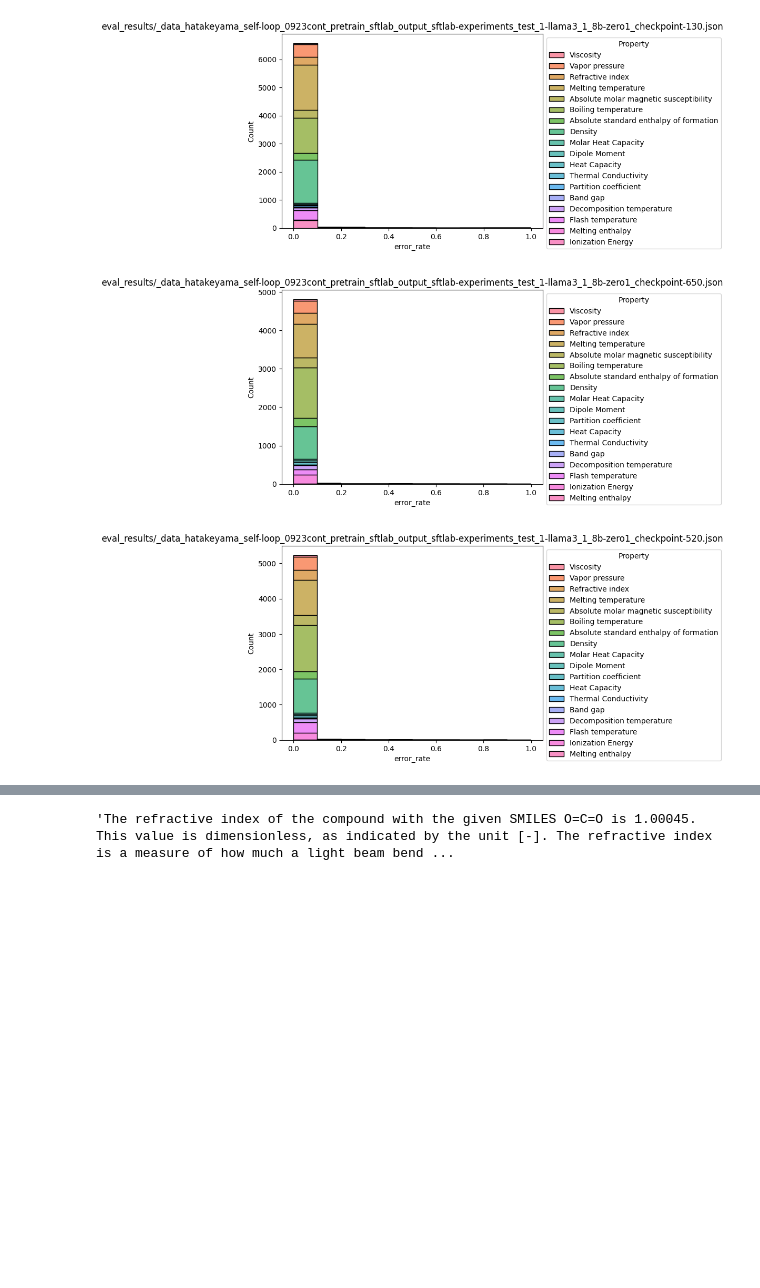
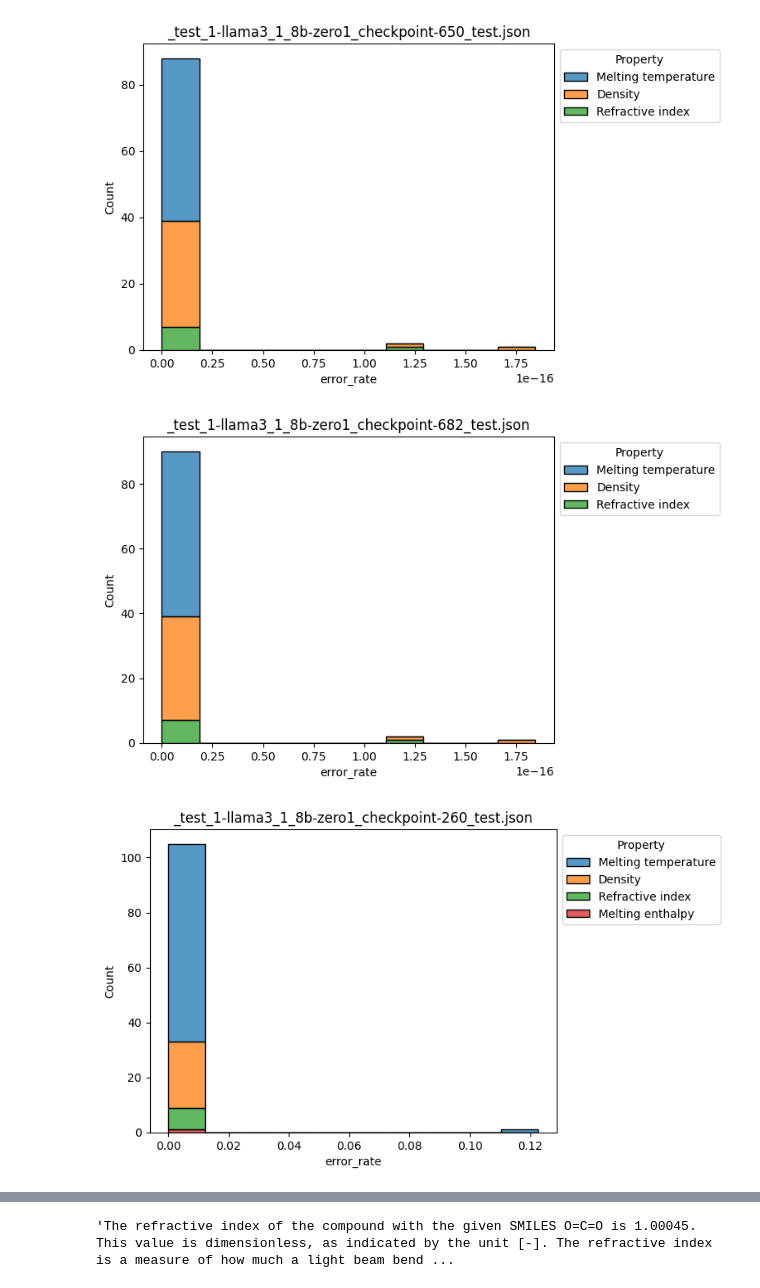
Before and after one commit to KanHatakeyama/self-chem-learn-llm, a Jupyter notebook: 0923cont_pretrain/analyze_evaluation.ipynb, the cells around one changed output, grey strips where cells are left out. Drawn from its saved outputs; the diff is of its cells as text; code cells hidden in the pictures; blank space fills up the shorter version.

```diff
--- a/0923cont_pretrain/analyze_evaluation.ipynb
+++ b/0923cont_pretrain/analyze_evaluation.ipynb
@@ -45,7 +45,13 @@ json_list=glob.glob("eval_results/*.json")
 
 json_list+=glob.glob("/data/hatakeyama/self-loop/0920evaluate_prediction_accuracy/eval_results/*.json")
 
+mode="test"
+
 for target_json in json_list:
+
+    if target_json.find(mode)==-1:
+        continue
+
     df=pd.read_json(target_json)
     #predicted_valueをfloatに変更｡変換できないものはNaNにする
     df["predicted_value_float"] = pd.to_numeric(df["predicted_value"], errors='coerce')
@@ -55,34 +61,35 @@ for target_json in json_list:
         unit_list=df["unit"].tolist()
         predicted_value_list=parse_prediction(predicted_text_list,unit_list)
         df["predicted_value_float"]=predicted_value_list
 
 
     #actual_value, predicted_valueの誤差率を計算(絶対値を取る
     df["error_rate"]=(df["Value"]-df["predicted_value_float"])/df["Value"]
     df["error_rate"]=df["error_rate"].abs()
 
     #誤差率が0以上のものを抽出
     sel_df=df[df["error_rate"]>=0]
     sel_df["predicted_text"].tolist()
 
     #plt.figure()
     #plt.title(target_json)
     #sns.boxplot(x="error_rate",y="Property",data=sel_df)
     #plt.xlim(-1,2)
     #xはlog
     #plt.xscale("log")
     #x=0.1に縦線を引く
     #plt.axvline(x=0.1, color='r', linestyle='--')
 
     plt.figure()
-    plt.title(target_json)
+    plt.title(target_json[-50:])
     #sns.histplot(data=sel_df,x="error_rate",bins=100,hue="Property")
     ax=sns.histplot(data=sel_df[sel_df["error_rate"]<1],x="error_rate",
                  bins=10,hue="Property",
                 multiple="stack"
                  )
+    #plt.xlim(0,1)
     sns.move_legend(ax, "upper left", bbox_to_anchor=(1, 1))
 # %% [output]
-[figure, old version]
+[figure, new version]
-[figure, old version]
+[figure, new version]
-[figure, old version]
+[figure, new version]
```
Also changed, not shown: parts of 1 cell of this notebook, 9 other files.
